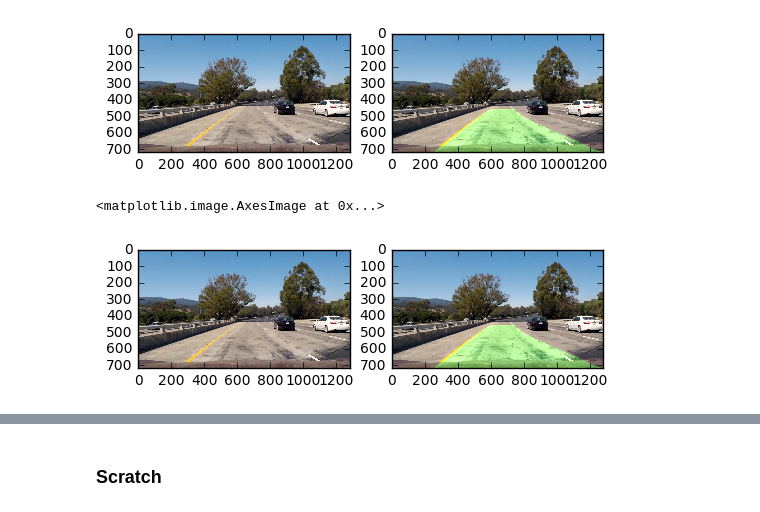
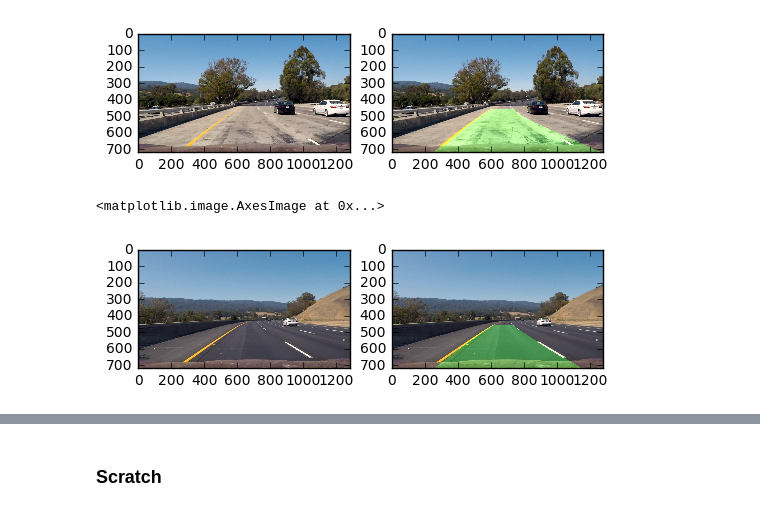
Before and after one commit to sirpsycho85/CarND-Advanced-Lane-Lines, a Jupyter notebook: Advanced lane lines.ipynb, the cells around one changed output, grey strips where cells are left out. Cells and saved outputs as stored; diff of their text form; code cells hidden in the pictures.

```diff
--- a/Advanced lane lines.ipynb
+++ b/Advanced lane lines.ipynb
@@ -553,22 +554,3 @@ def workflow_lines(img):
     return lines,Minv
 # %% [markdown]
 ### Line class
-# %%
-class Line():
-    def __init__(self):
-        self.fit = None
-        self.fitx = None
-        self.fity = None
-        self.miss_count = 3
-        self.lane = None
-
-    def increment_miss(self):
-        self.miss_count = (self.miss_count + 1) % 4
-
-    def __sanity_check(self):
-        return True
-
-    def update(self,fit,fitx,fity):
-        self.fit = fit
-        self.fitx = fitx
-        self.fity = fity
@@ -598,15 +686,17 @@ plt.imshow(result)
 <matplotlib.image.AxesImage at 0x...>
 [figure]
 # %%
-img = mpimg.imread('test_images/test1.jpg')
+left_line = Line()
+right_line = Line()
+img = mpimg.imread('test_images/test3.jpg')
 result = process_movie(img)
 plt.subplot(1,2,1)
 plt.imshow(img)
 plt.subplot(1,2,2)
 plt.imshow(result)
 # %% [output]
 <matplotlib.image.AxesImage at 0x...>
-[figure, old version]
+[figure, new version]
 # %%
 clip1 = VideoFileClip("short_video.mp4")
 myframe = clip1.get_frame(1000)
```
Also changed, not shown: parts of 6 cells of this notebook, 16 other files.
